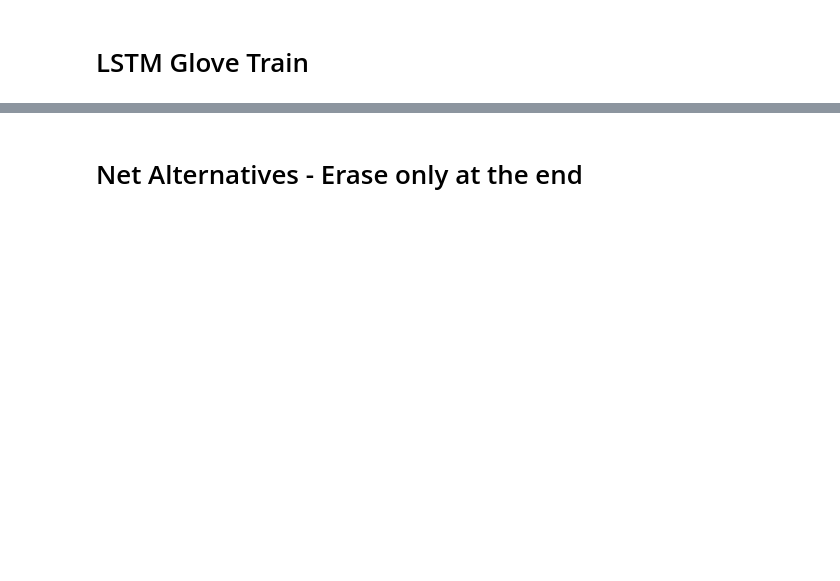
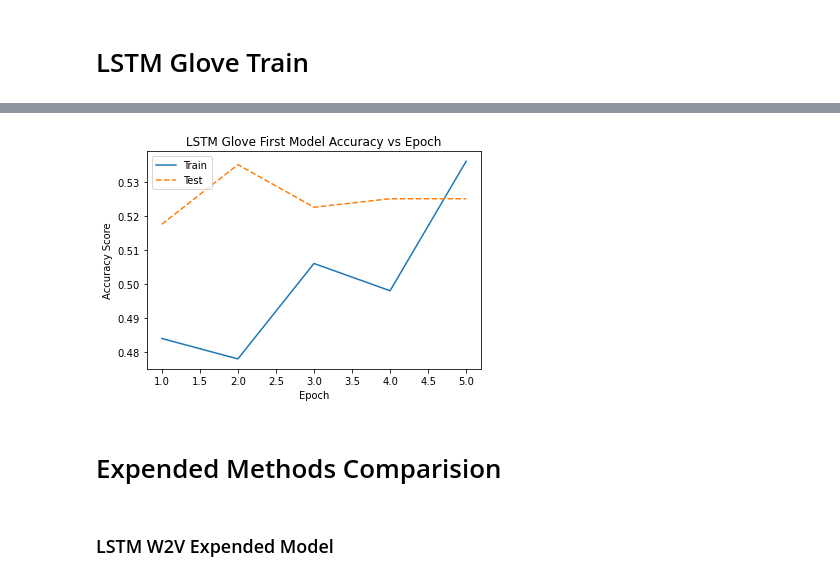
Before and after one commit to benmali/Deep2LSTM, a Jupyter notebook: DL-EX1-G2 22.4.22.ipynb, the cells around one changed output, grey strips where cells are left out. Drawn from its saved outputs; the diff is of its cells as text; code cells hidden in the pictures; blank space fills up the shorter version.

```diff
--- a/DL-EX1-G2.ipynb
+++ b/DL-EX1-G2 22.4.22.ipynb
@@ -618,2 +697,13 @@ KeyboardInterrupt:
+# %%
+# Plotting training and test AUC score over epochs
+plt.plot(np.arange(1,n_epochs+1),accuracy_train_list_lstmgl,label="Train")
+plt.plot(np.arange(1,n_epochs+1),accuracy_test_list_lstmgl,'--',label="Test")
+plt.legend(loc="upper left")
+plt.xlabel("Epoch")
+plt.ylabel("Accuracy Score")
+plt.title("LSTM Glove First Model Accuracy vs Epoch")
+plt.show()
+# %% [output]
+[figure, added]
 # %% [markdown]
-# Net Alternatives - Erase only at the end
+# Expended Methods Comparision
@@ -702 +710,3 @@ KeyboardInterrupt:
+# %% [markdown]
+### LSTM W2V Expended Model
 # %%
```
Also changed, not shown: parts of 33 cells of this notebook, 1 other file.
